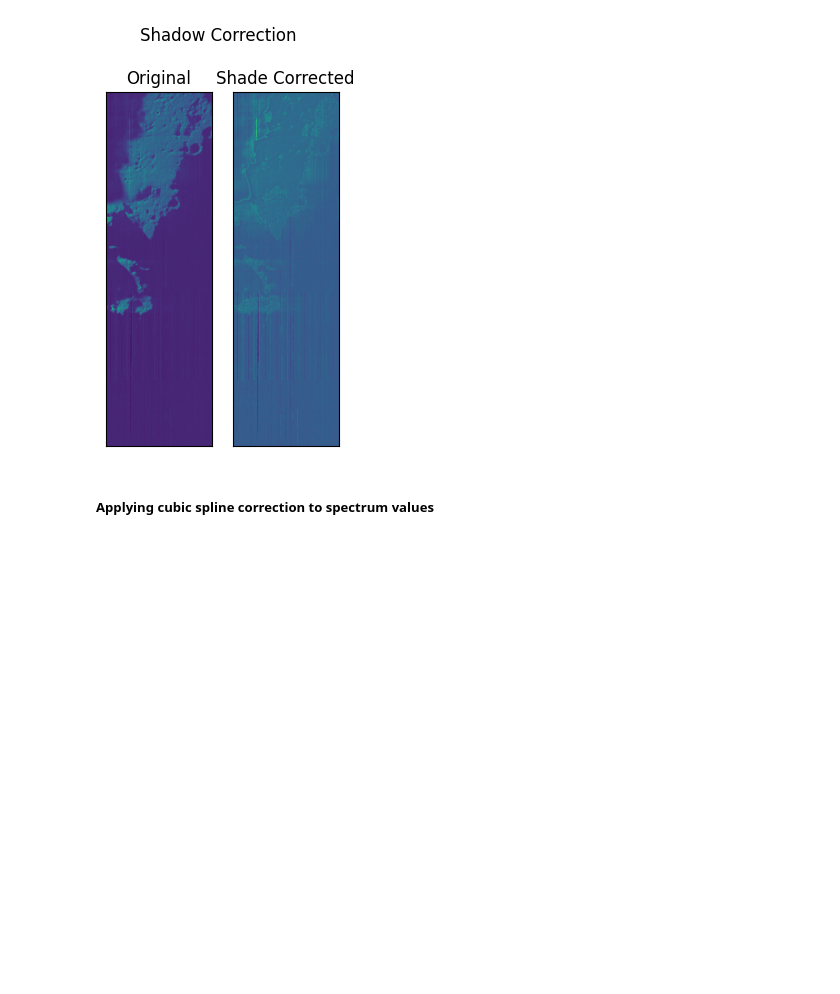
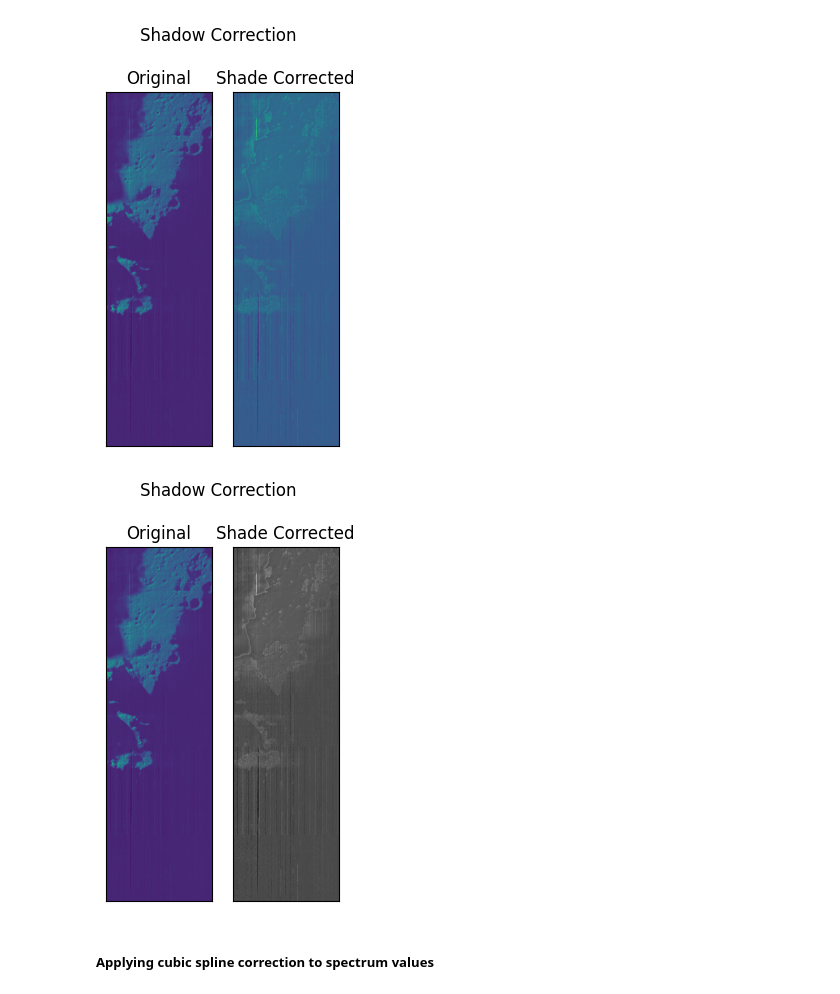
Before and after one commit to z-vig/M3_Pro, a Jupyter notebook: Locate_Ice_Pixels.ipynb, the cells around one changed output. Cells and saved outputs as stored; diff of their text form; code cells hidden in the pictures; blank space fills up the shorter version.

```diff
--- a/Locate_Ice_Pixels.ipynb
+++ b/Locate_Ice_Pixels.ipynb
@@ -104,3 +102,13 @@ tf.imwrite(r'D:/Data/Figures/Shade_Correction_Band0.png',R_c[:,:,0])
+# %%
+from fancy_spec_plot import plot_numpy_images
+plot_numpy_images(R_meas[:,:,0],R_c[:,:,0],titles=['Original','Shade Corrected'],
+                  figtitle='Shadow Correction',figsize=(3,5),colorMap='binary')
+
+plt.imshow(R_c[:,:,0],cmap='gray')
+
+tf.imwrite(r'D:/Data/Figures/Shade_Correction_Band0.tif',R_c[:,:,0])
+# %% [output]
+[figure, added]
 # %% [markdown]
 ##### Applying cubic spline correction to spectrum values
 # %%
```
Also changed, not shown: parts of 2 cells of this notebook, 1 other file.
